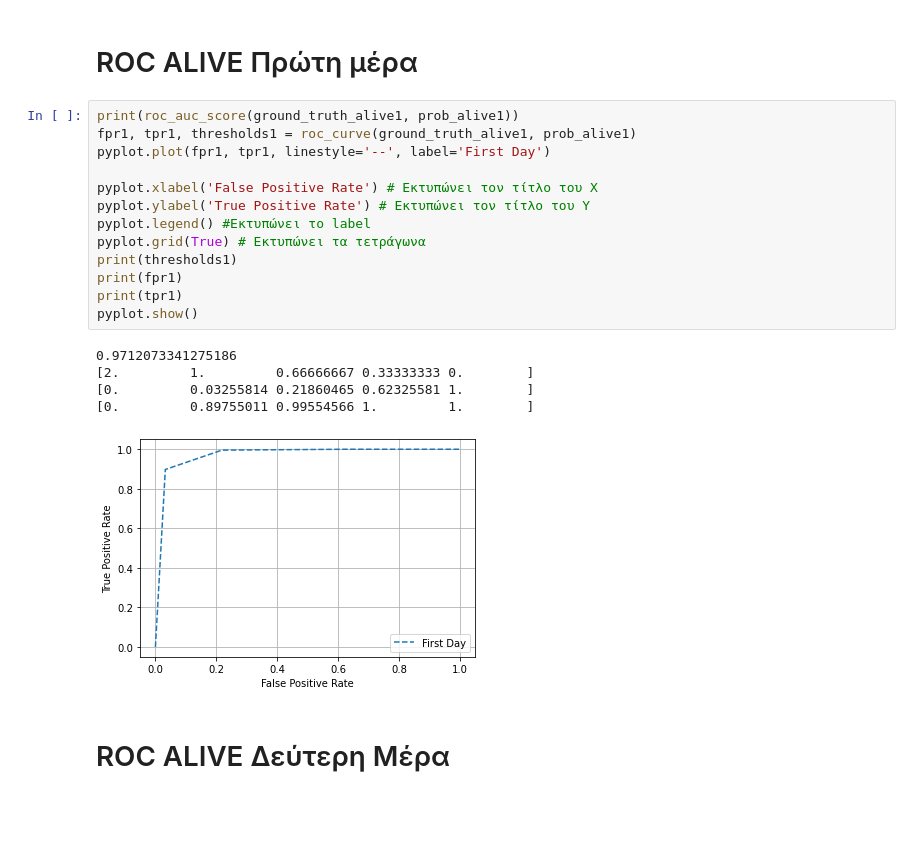
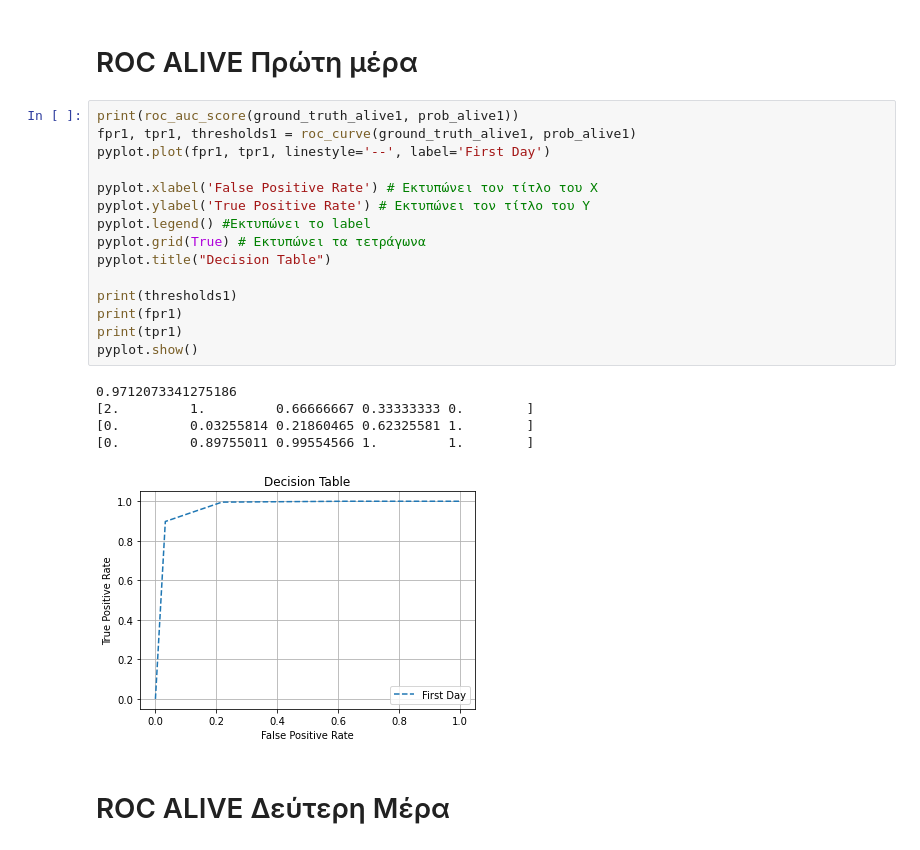
Before and after one commit to DimopDim/MimicIV, a Jupyter notebook: New_Code/07_02_ROC_Decision_Table.ipynb, the cells around one changed output. Saved outputs shown, nothing was run; the diff lists cells and outputs as text; blank space fills up the shorter version.

```diff
--- a/New_Code/07_02_ROC_Decision_Table.ipynb
+++ b/New_Code/07_02_ROC_Decision_Table.ipynb
@@ -87,22 +87,24 @@ ground_truth_dead4=abs(np.subtract(ground_truth_alive4, 1))
 # %%
 print(roc_auc_score(ground_truth_alive1, prob_alive1))
 fpr1, tpr1, thresholds1 = roc_curve(ground_truth_alive1, prob_alive1)
 pyplot.plot(fpr1, tpr1, linestyle='--', label='First Day')
 
 pyplot.xlabel('False Positive Rate') # Εκτυπώνει τον τίτλο του Χ
 pyplot.ylabel('True Positive Rate') # Εκτυπώνει τον τίτλο του Υ
 pyplot.legend() #Εκτυπώνει το label
 pyplot.grid(True) # Εκτυπώνει τα τετράγωνα
+pyplot.title("Decision Table")
+
 print(thresholds1)
 print(fpr1)
 print(tpr1)
 pyplot.show()
 # %% [output]
 0.9712073341275186
 [2.         1.         0.66666667 0.33333333 0.        ]
 [0.         0.03255814 0.21860465 0.62325581 1.        ]
 [0.         0.89755011 0.99554566 1.         1.        ]
-[figure, old version]
+[figure, new version]
 # %% [markdown]
 # ROC ALIVE Δεύτερη Μέρα
 # %%
```
Also changed, not shown: parts of 9 cells of this notebook, 1 other file.
